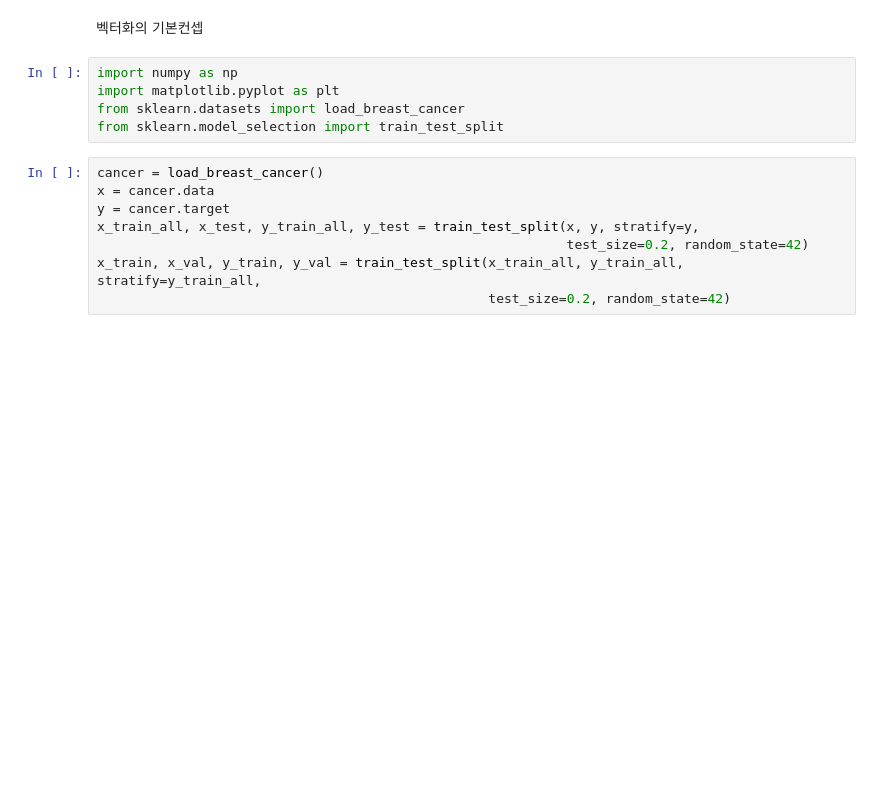
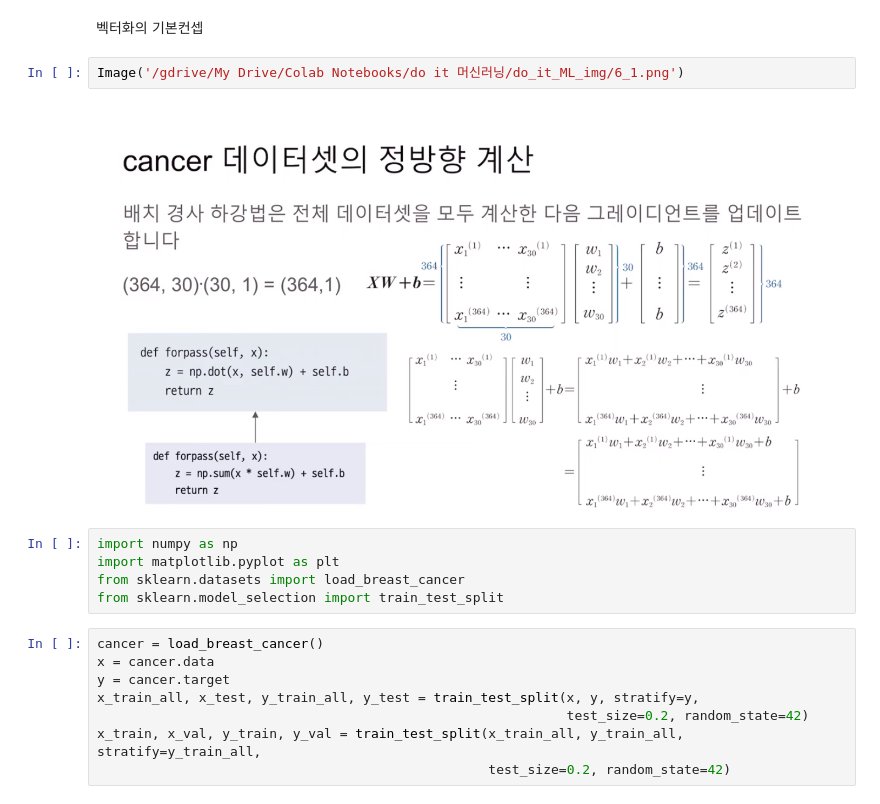
Before and after one commit to nejukmaster/Do-it-ML, a Jupyter notebook: 6장 다층 신경망.ipynb, the cells around one changed output. Saved outputs shown, nothing was run; the diff lists cells and outputs as text; blank space fills up the shorter version.

```diff
--- a/6장 다층 신경망.ipynb
+++ b/6장 다층 신경망.ipynb
@@ -11,5 +11,9 @@ MessageError: ignored
 # %% [markdown]
 벡터화의 기본컨셉
+# %%
+Image('/gdrive/My Drive/Colab Notebooks/do it 머신러닝/do_it_ML_img/6_1.png')
+# %% [output]
+[figure, added]
 # %%
 import numpy as np
 import matplotlib.pyplot as plt
```
Also changed, not shown: parts of 1 cell of this notebook.
